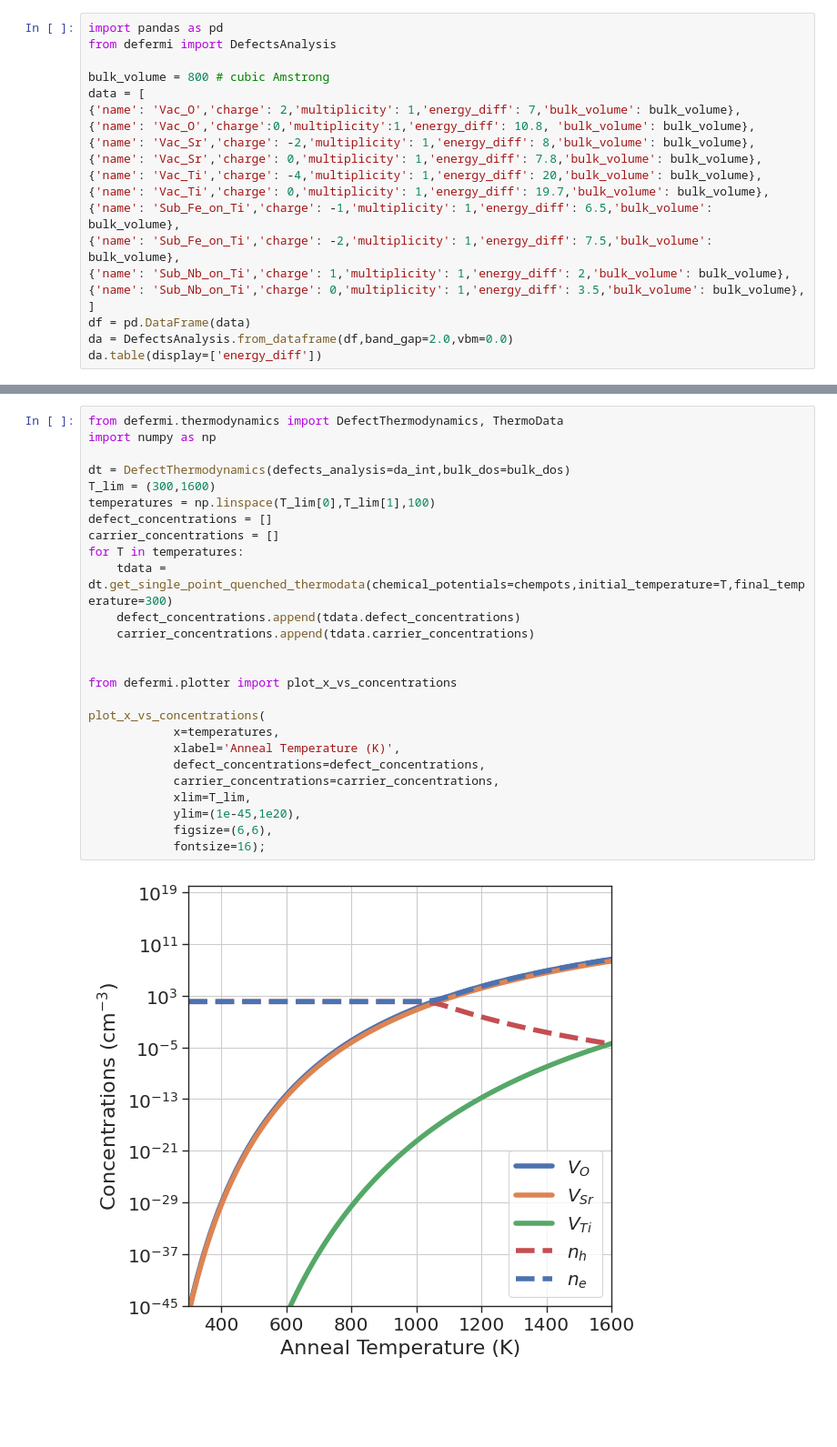
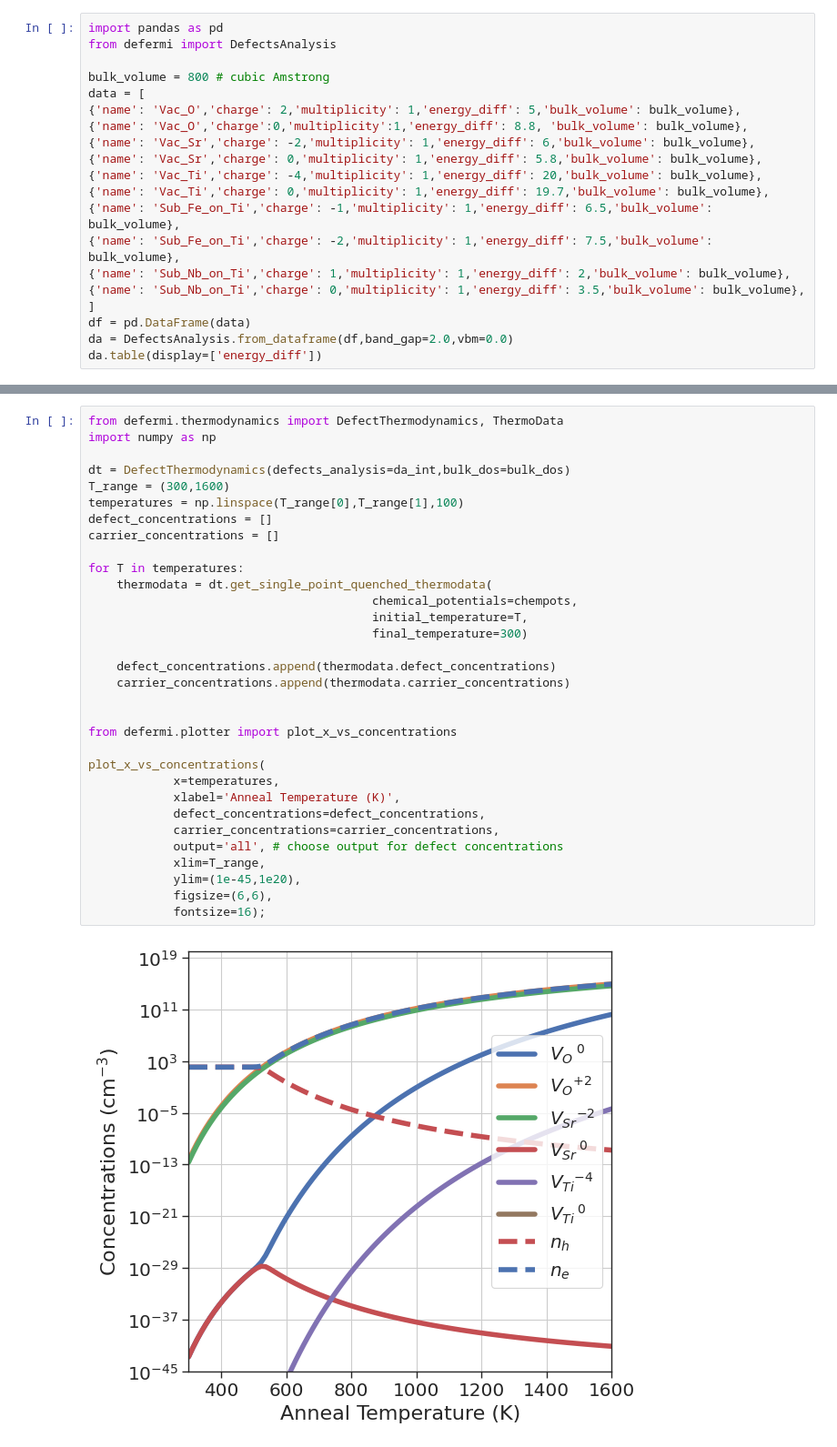
Before and after one commit to lorenzo-villa-hub/defermi, a Jupyter notebook: tutorials/plotter.ipynb, the cells around one changed output, grey strips where cells are left out. Shown at 91% size. Drawn from its saved outputs; the diff is of its cells as text; blank space fills up the shorter version.

```diff
--- a/tutorials/plotter.ipynb
+++ b/tutorials/plotter.ipynb
@@ -9,10 +9,10 @@ from defermi import DefectsAnalysis
 
 bulk_volume = 800 # cubic Amstrong
 data = [
-{'name': 'Vac_O','charge': 2,'multiplicity': 1,'energy_diff': 7,'bulk_volume': bulk_volume},
-{'name': 'Vac_O','charge':0,'multiplicity':1,'energy_diff': 10.8, 'bulk_volume': bulk_volume},
-{'name': 'Vac_Sr','charge': -2,'multiplicity': 1,'energy_diff': 8,'bulk_volume': bulk_volume},
-{'name': 'Vac_Sr','charge': 0,'multiplicity': 1,'energy_diff': 7.8,'bulk_volume': bulk_volume},
+{'name': 'Vac_O','charge': 2,'multiplicity': 1,'energy_diff': 5,'bulk_volume': bulk_volume},
+{'name': 'Vac_O','charge':0,'multiplicity':1,'energy_diff': 8.8, 'bulk_volume': bulk_volume},
+{'name': 'Vac_Sr','charge': -2,'multiplicity': 1,'energy_diff': 6,'bulk_volume': bulk_volume},
+{'name': 'Vac_Sr','charge': 0,'multiplicity': 1,'energy_diff': 5.8,'bulk_volume': bulk_volume},
 {'name': 'Vac_Ti','charge': -4,'multiplicity': 1,'energy_diff': 20,'bulk_volume': bulk_volume},
 {'name': 'Vac_Ti','charge': 0,'multiplicity': 1,'energy_diff': 19.7,'bulk_volume': bulk_volume},
 {'name': 'Sub_Fe_on_Ti','charge': -1,'multiplicity': 1,'energy_diff': 6.5,'bulk_volume': bulk_volume},
@@ -163,28 +182,34 @@ da_int.plot_brouwer_diagram(bulk_dos=bulk_dos,temperature=1300,quench_temperatur
 # %%
 from defermi.thermodynamics import DefectThermodynamics, ThermoData
 import numpy as np
 
 dt = DefectThermodynamics(defects_analysis=da_int,bulk_dos=bulk_dos)
-T_lim = (300,1600)
-temperatures = np.linspace(T_lim[0],T_lim[1],100)
+T_range = (300,1600)
+temperatures = np.linspace(T_range[0],T_range[1],100)
 defect_concentrations = []
 carrier_concentrations = []
+
 for T in temperatures:
-    tdata = dt.get_single_point_quenched_thermodata(chemical_potentials=chempots,initial_temperature=T,final_temperature=300)
-    defect_concentrations.append(tdata.defect_concentrations)
-    carrier_concentrations.append(tdata.carrier_concentrations)
+    thermodata = dt.get_single_point_quenched_thermodata(
+                                        chemical_potentials=chempots,
+                                        initial_temperature=T,
+                                        final_temperature=300)
+
+    defect_concentrations.append(thermodata.defect_concentrations)
+    carrier_concentrations.append(thermodata.carrier_concentrations)
 
 
 from defermi.plotter import plot_x_vs_concentrations
 
 plot_x_vs_concentrations(
             x=temperatures,
             xlabel='Anneal Temperature (K)',
             defect_concentrations=defect_concentrations,
             carrier_concentrations=carrier_concentrations,
-            xlim=T_lim,
+            output='all', # choose output for defect concentrations
+            xlim=T_range,
             ylim=(1e-45,1e20),
             figsize=(6,6),
             fontsize=16);
 # %% [output]
-[figure, old version]
+[figure, new version]
```
Also changed, not shown: parts of 14 cells of this notebook, 2 other files.
